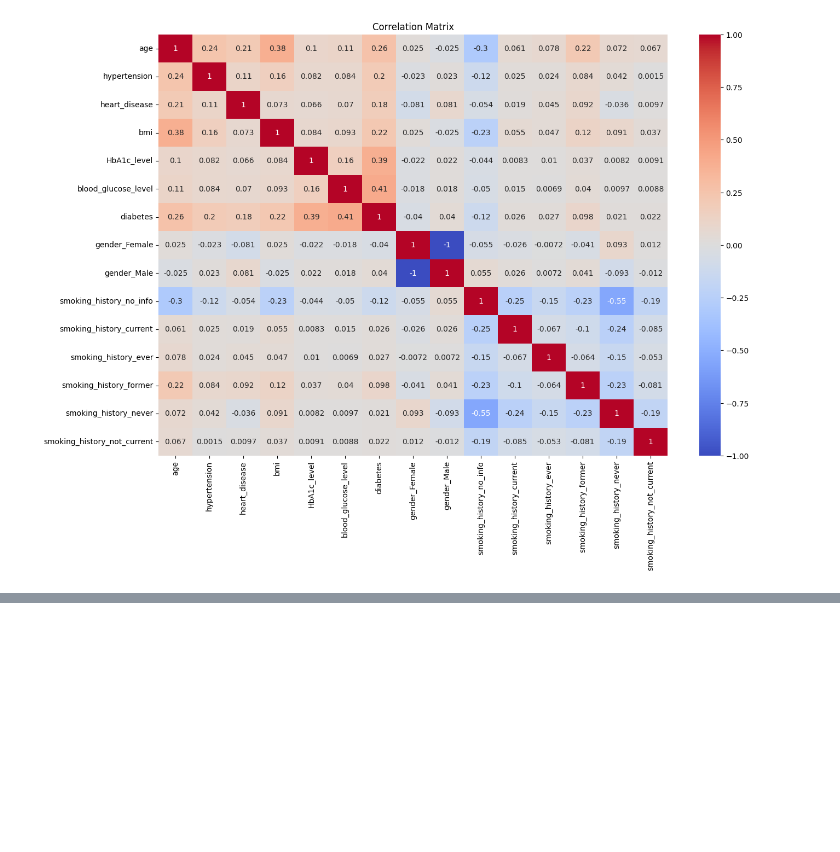
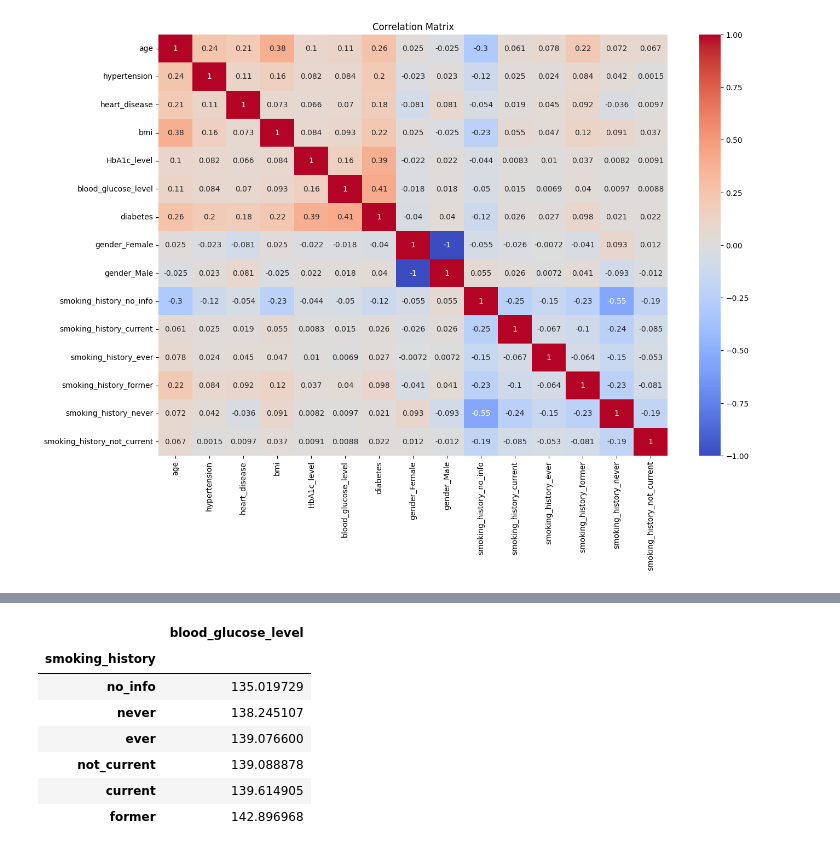
Before and after one commit to nemkin/matstat-diabetes, a Jupyter notebook: diabetes.ipynb, the cells around one changed output, grey strips where cells are left out. Saved outputs shown, nothing was run; the diff lists cells and outputs as text; code cells hidden in the pictures; blank space fills up the shorter version.

```diff
--- a/diabetes.ipynb
+++ b/diabetes.ipynb
@@ -510,0 +601,11 @@ plt.show()
+# %%
+df.groupby('smoking_history')[['blood_glucose_level']].mean().sort_values('blood_glucose_level')
+# %% [output]
+|  | blood_glucose_level |
+| smoking_history |  |
+| no_info | 135.019729 |
+| never | 138.245107 |
+| ever | 139.076600 |
+| not_current | 139.088878 |
+| current | 139.614905 |
+| former | 142.896968 |
```
Also changed, not shown: parts of 18 cells of this notebook.
